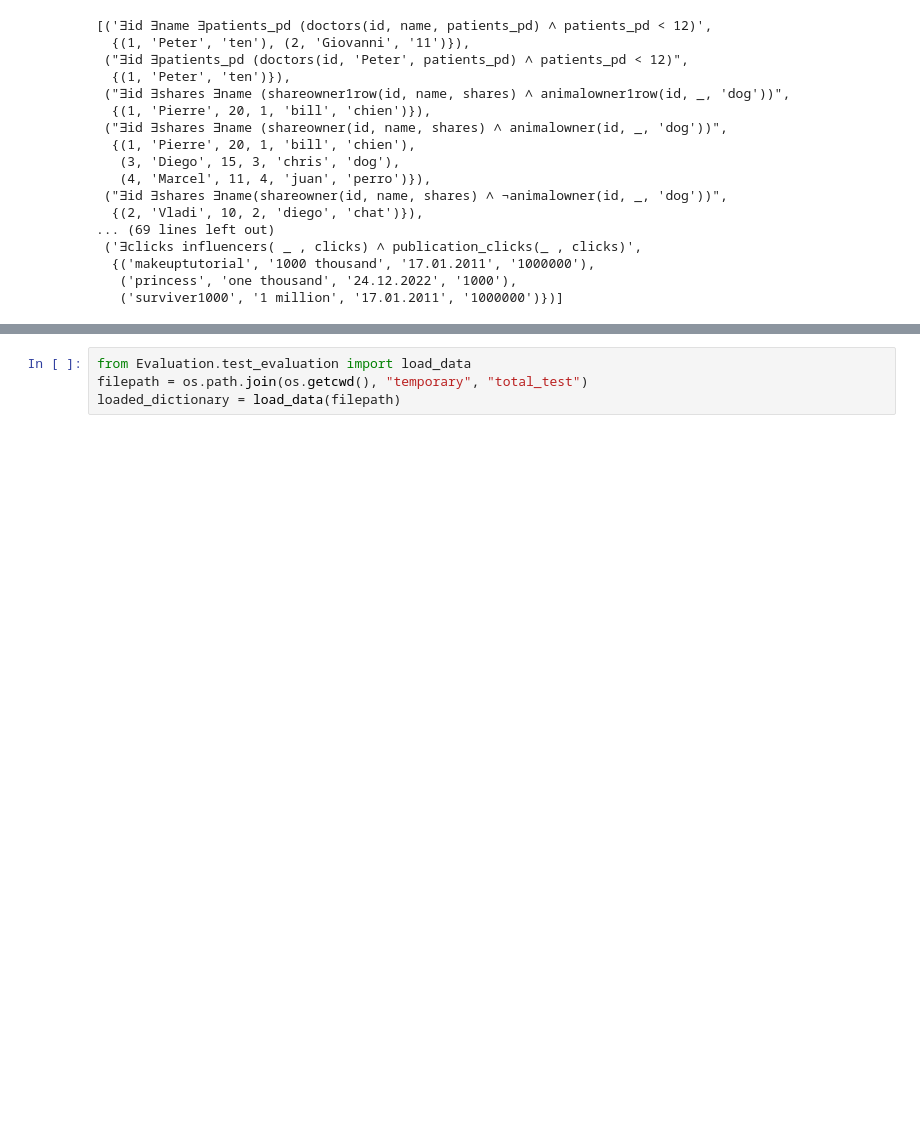
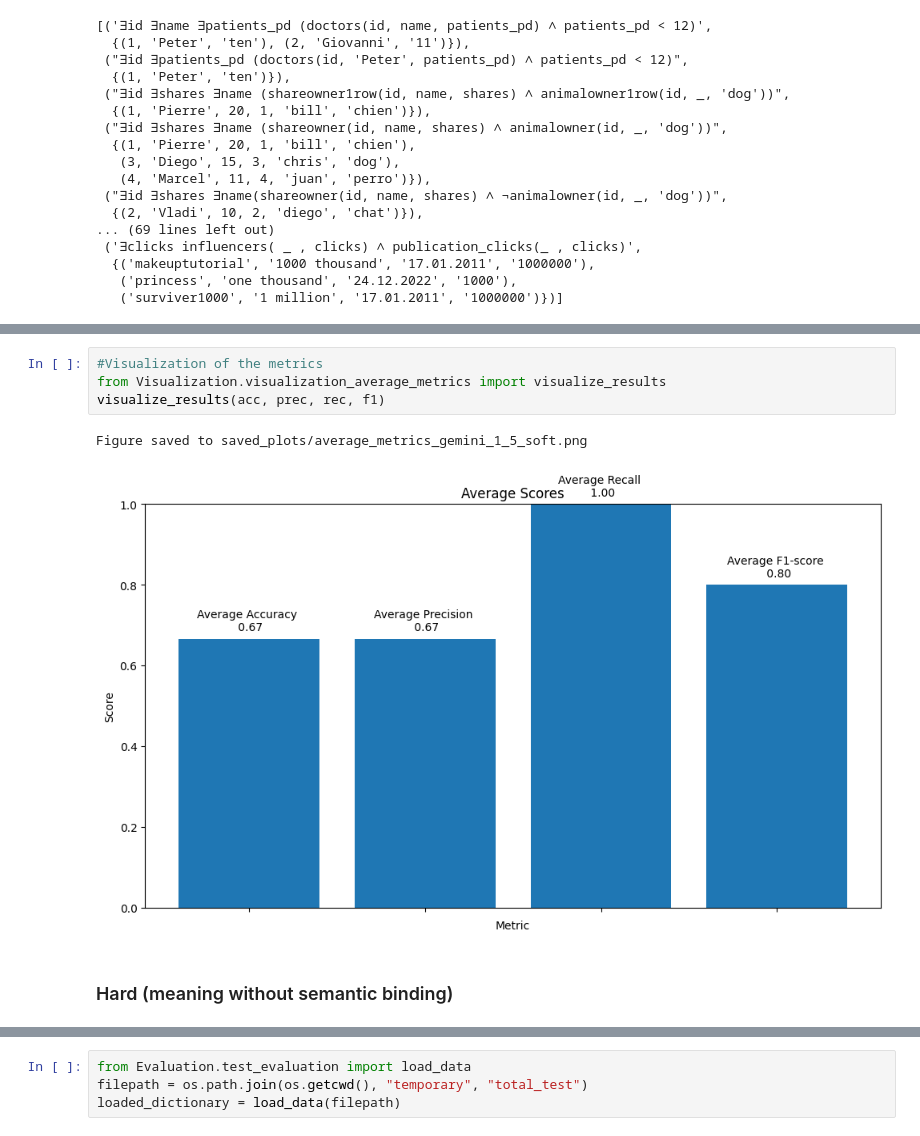
Before and after one commit to v2pan/Master_thesis, a Jupyter notebook: Evaluation/Demonstration.ipynb, the cells around one changed output, grey strips where cells are left out. Saved outputs shown, nothing was run; the diff lists cells and outputs as text; blank space fills up the shorter version.

```diff
--- a/Evaluation/Demonstration.ipynb
+++ b/Evaluation/Demonstration.ipynb
@@ -79,0 +79,9 @@ The f1 score is 0
+# %%
+#Visualization of the metrics
+from Visualization.visualization_average_metrics import visualize_results
+visualize_results(acc, prec, rec, f1)
+# %% [output]
+Figure saved to saved_plots/average_metrics_gemini_1_5_soft.png
+[figure, added]
+# %% [markdown]
+### Hard (meaning without semantic binding)
```
Also changed, not shown: parts of 15 cells of this notebook, 7 other files.
